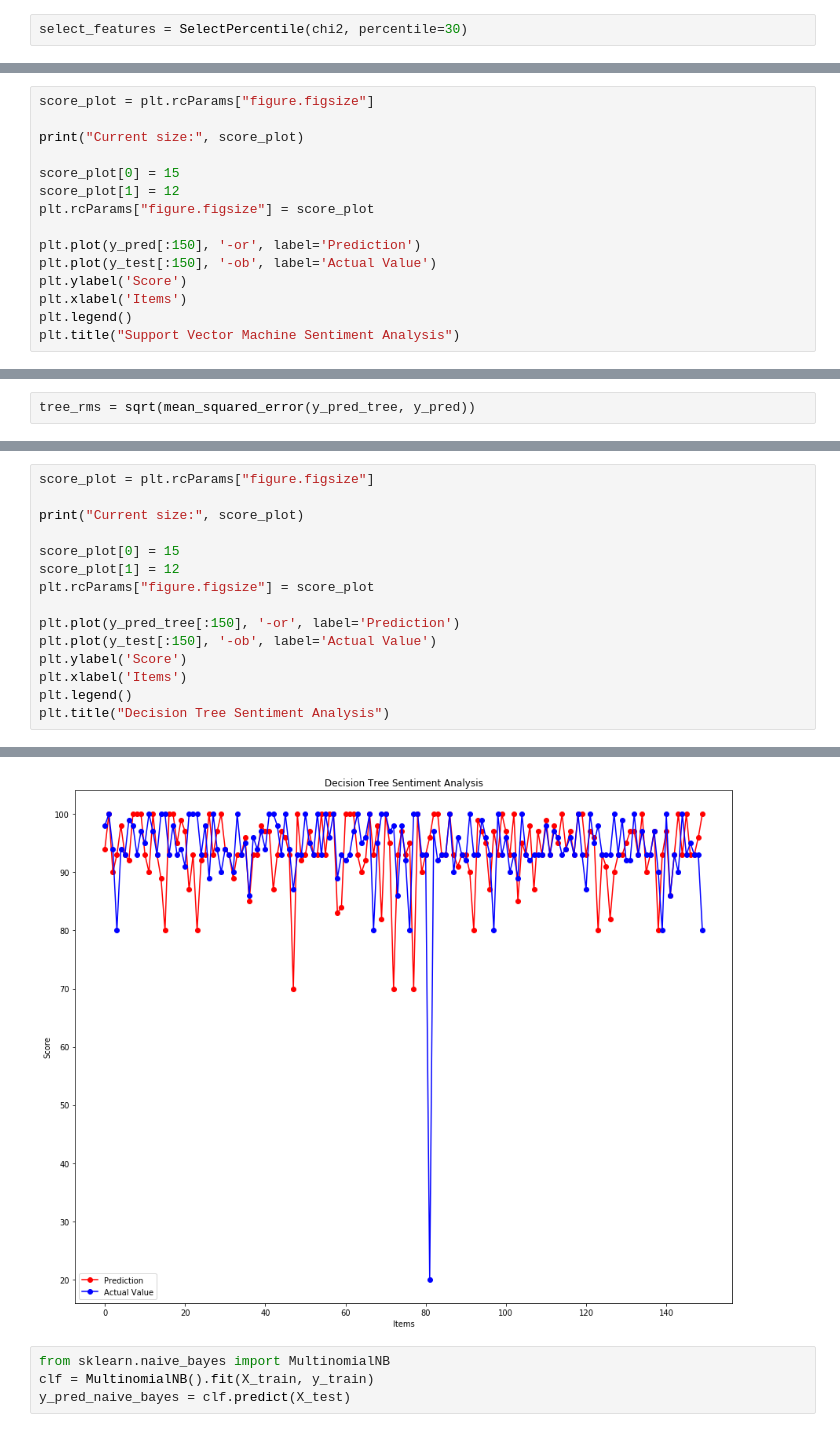
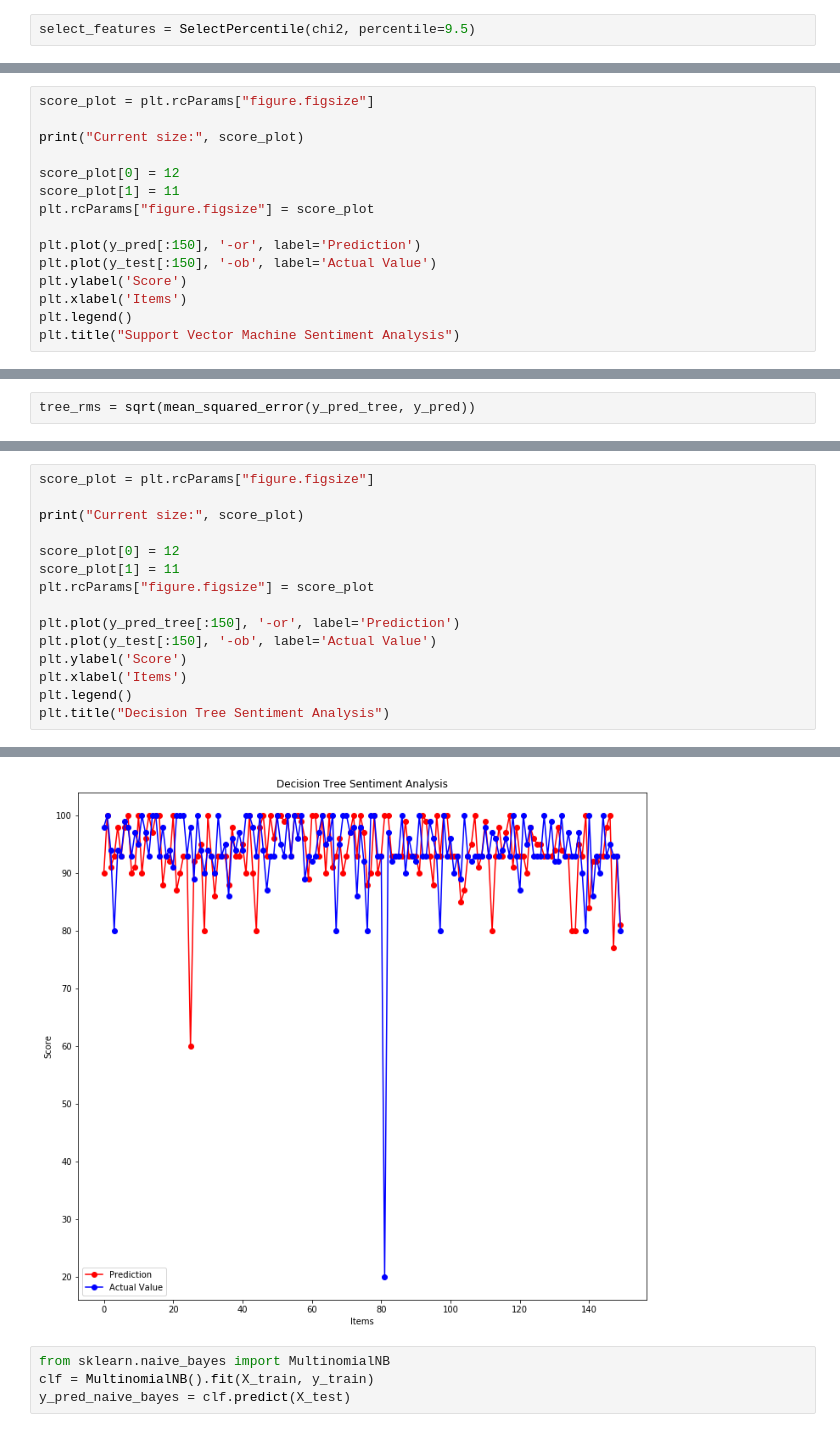
Before and after one commit to ManvithaC/AirBnB-listing-Recommender, a Jupyter notebook: NLP.ipynb, the cells around one changed output, grey strips where cells are left out. Saved outputs shown, nothing was run; the diff lists cells and outputs as text.

```diff
--- a/NLP.ipynb
+++ b/NLP.ipynb
@@ -94,7 +94,7 @@ all_words[0]
 # %%
 X_NLP = vectorizer.fit_transform(all_words).toarray()
 # %%
-select_features = SelectPercentile(chi2, percentile=30)
+select_features = SelectPercentile(chi2, percentile=9.5)
 # %%
 from sklearn.preprocessing import Imputer
 # %%
@@ -150,8 +150,8 @@ score_plot = plt.rcParams["figure.figsize"]
 
 print("Current size:", score_plot)
 
-score_plot[0] = 15
-score_plot[1] = 12
+score_plot[0] = 12
+score_plot[1] = 11
 plt.rcParams["figure.figsize"] = score_plot
 
 plt.plot(y_pred[:150], '-or', label='Prediction')
@@ -181,8 +181,8 @@ score_plot = plt.rcParams["figure.figsize"]
 
 print("Current size:", score_plot)
 
-score_plot[0] = 15
-score_plot[1] = 12
+score_plot[0] = 12
+score_plot[1] = 11
 plt.rcParams["figure.figsize"] = score_plot
 
 plt.plot(y_pred_tree[:150], '-or', label='Prediction')
@@ -196,5 +196,5 @@ Current size: [15.0, 12.0]
 Text(0.5,1,'Decision Tree Sentiment Analysis')
-[figure, old version]
+[figure, new version]
 # %%
 from sklearn.naive_bayes import MultinomialNB
 clf = MultinomialNB().fit(X_train, y_train)
```
Also changed, not shown: parts of 12 cells of this notebook.
